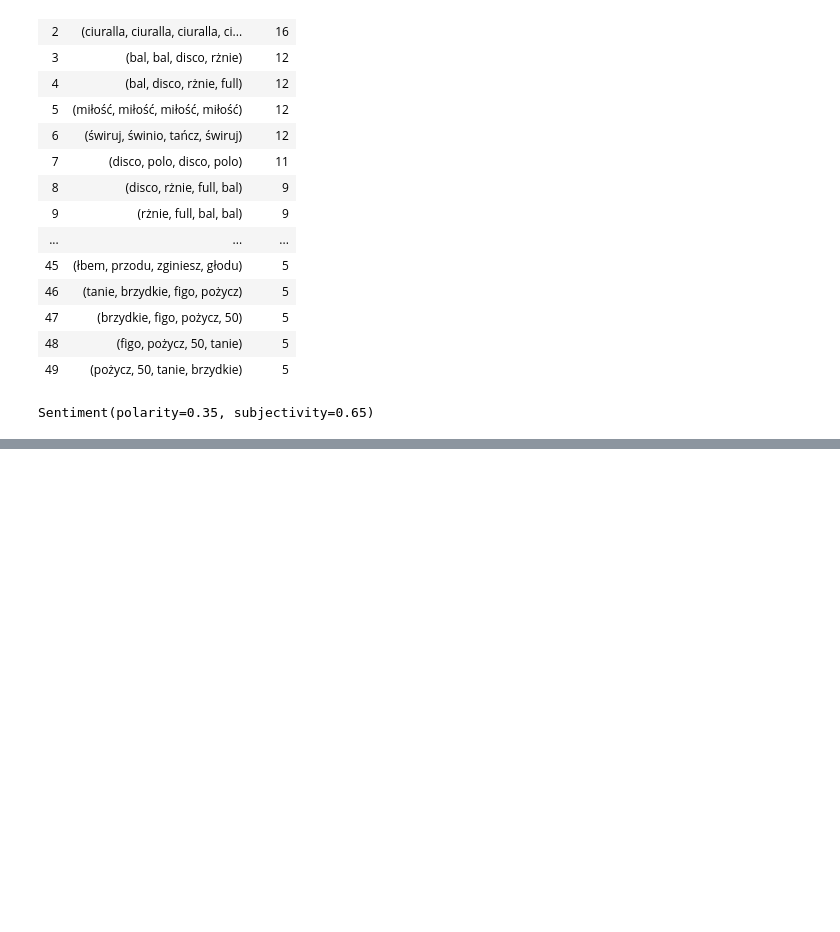
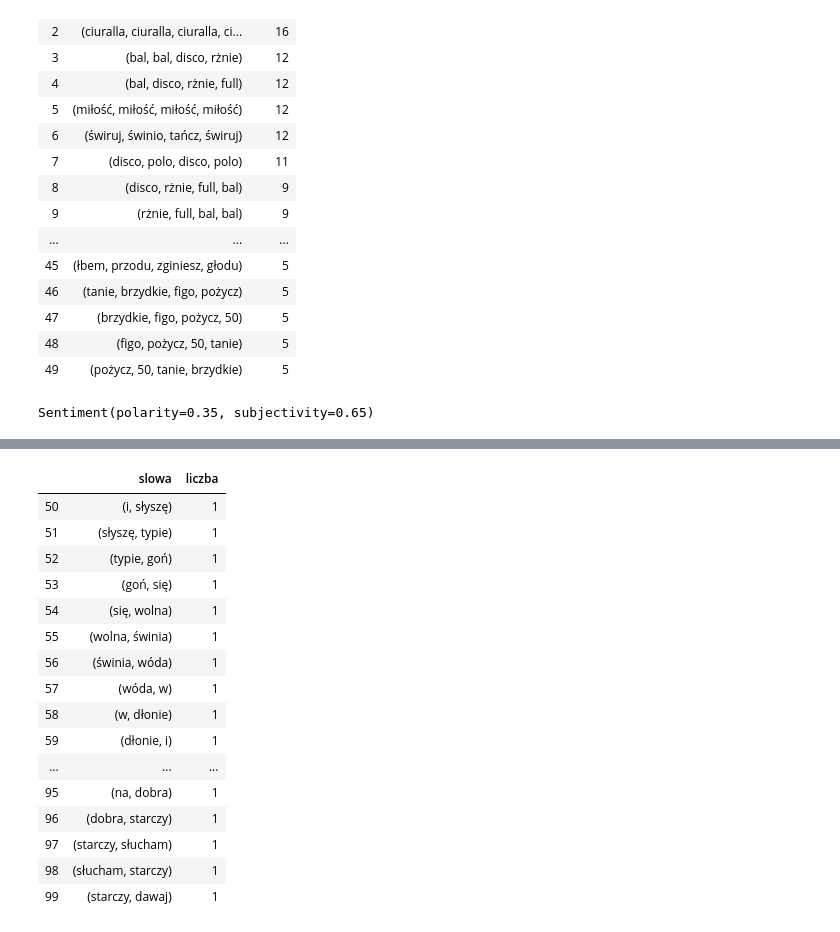
Before and after one commit to fuwiak/medium, a Jupyter notebook: figo_fagot/main.ipynb, the cells around one changed output, grey strips where cells are left out. Saved outputs shown, nothing was run; the diff lists cells and outputs as text; code cells hidden in the pictures; blank space fills up the shorter version.

```diff
--- a/figo_fagot/main.ipynb
+++ b/figo_fagot/main.ipynb
@@ -328,0 +346,27 @@ df
+# %%
+token = word_tokenize(df.iloc[65].text)
+
+bigrm = nltk.bigrams(token)
+x = Counter(list(bigrm))
+
+xx =dict(x)
+sorted(xx.items(), key=lambda x: x[1], reverse=True)
+pd.DataFrame(sorted(xx.items(), key=lambda x: x[1], reverse=True), columns=["slowa", "liczba"]).iloc[50:100]
+# %% [output]
+|  | slowa | liczba |
+| 50 | (i, słyszę) | 1 |
+| 51 | (słyszę, typie) | 1 |
+| 52 | (typie, goń) | 1 |
+| 53 | (goń, się) | 1 |
+| 54 | (się, wolna) | 1 |
+| 55 | (wolna, świnia) | 1 |
+| 56 | (świnia, wóda) | 1 |
+| 57 | (wóda, w) | 1 |
+| 58 | (w, dłonie) | 1 |
+| 59 | (dłonie, i) | 1 |
+| ... | ... | ... |
+| 95 | (na, dobra) | 1 |
+| 96 | (dobra, starczy) | 1 |
+| 97 | (starczy, słucham) | 1 |
+| 98 | (słucham, starczy) | 1 |
+| 99 | (starczy, dawaj) | 1 |
```
Also changed, not shown: parts of 8 cells of this notebook.
